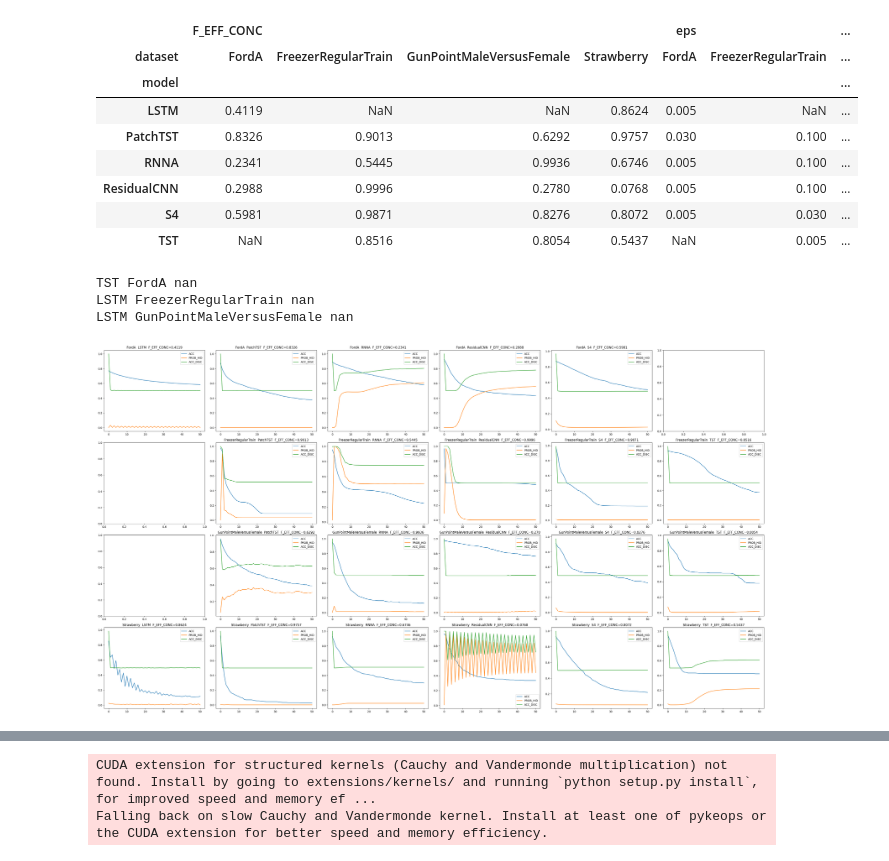
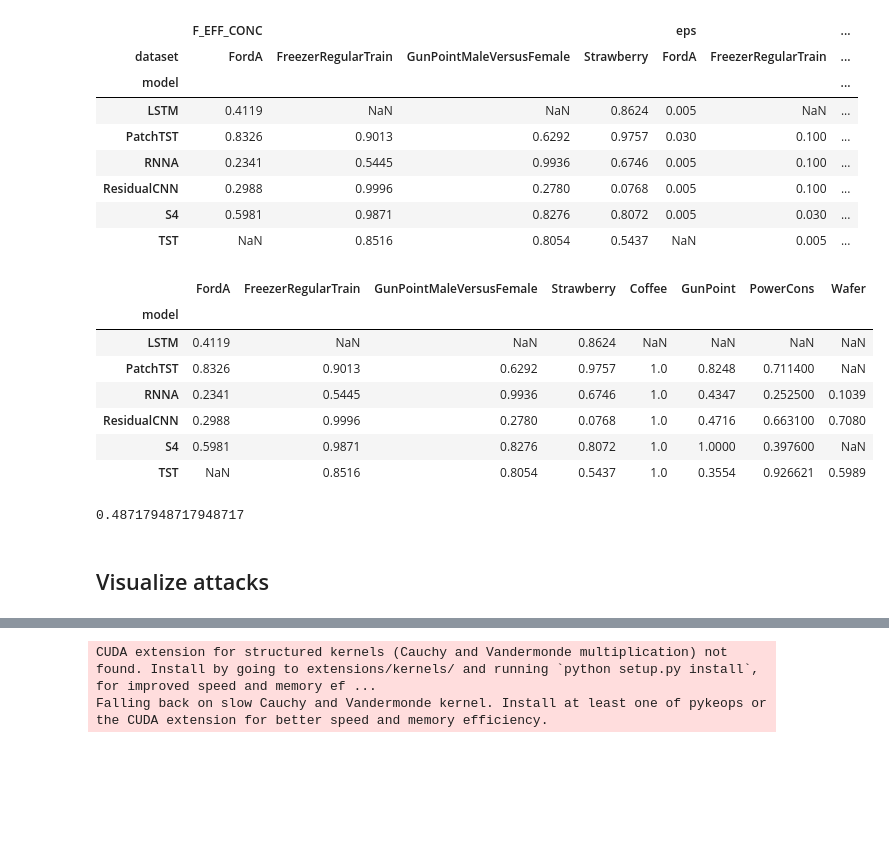
Before and after one commit to petrsokerin/Hidden_adversarial_attacks, a Jupyter notebook: notebooks/get_results.ipynb, the cells around one changed output, grey strips where cells are left out. Drawn from its saved outputs; the diff is of its cells as text; code cells hidden in the pictures; blank space fills up the shorter version.

```diff
--- a/notebooks/get_results.ipynb
+++ b/notebooks/get_results.ipynb
@@ -133,7 +157,7 @@ res.groupby(['dataset', 'model']).max().reset_index().pivot(index='model', colum
 # %%
-tmp = res.groupby(['dataset', 'model'])['F_EFF_CONC'].idxmax().to_frame()
+tmp = res_best.groupby(['dataset', 'model'])['F_EFF_CONC'].idxmax().to_frame()
 
 tmp['eps'] = tmp['F_EFF_CONC'].apply(lambda x: x[0])
 tmp['alpha'] = tmp['F_EFF_CONC'].apply(lambda x: x[1])
-tmp['F_EFF_CONC'] = res.groupby(['dataset', 'model'])['F_EFF_CONC'].max()
+tmp['F_EFF_CONC'] = res_best.groupby(['dataset', 'model'])['F_EFF_CONC'].max()
 # %%
@@ -148,3 +173,17 @@ tmp.reset_index().pivot(index='model', columns='dataset')
 | ResidualCNN | 0.2988 | 0.9996 | 0.2780 | 0.0768 | 0.005 | 0.100 | ... |
 | S4 | 0.5981 | 0.9871 | 0.8276 | 0.8072 | 0.005 | 0.030 | ... |
 | TST | NaN | 0.8516 | 0.8054 | 0.5437 | NaN | 0.005 | ... |
+# %%
+sof_ds_model = pd.read_csv('../data_model.csv', index_col=0)
+
+total_ds_model = pd.concat([ds_model['F_EFF_CONC'], sof_ds_model], axis=1)
+total_ds_model
+# %% [output]
+|  | FordA | FreezerRegularTrain | GunPointMaleVersusFemale | Strawberry | Coffee | GunPoint | PowerCons | Wafer |
+| model |  |  |  |  |  |  |  |  |
+| LSTM | 0.4119 | NaN | NaN | 0.8624 | NaN | NaN | NaN | NaN |
+| PatchTST | 0.8326 | 0.9013 | 0.6292 | 0.9757 | 1.0 | 0.8248 | 0.711400 | NaN |
+| RNNA | 0.2341 | 0.5445 | 0.9936 | 0.6746 | 1.0 | 0.4347 | 0.252500 | 0.1039 |
+| ResidualCNN | 0.2988 | 0.9996 | 0.2780 | 0.0768 | 1.0 | 0.4716 | 0.663100 | 0.7080 |
+| S4 | 0.5981 | 0.9871 | 0.8276 | 0.8072 | 1.0 | 1.0000 | 0.397600 | NaN |
+| TST | NaN | 0.8516 | 0.8054 | 0.5437 | 1.0 | 0.3554 | 0.926621 | 0.5989 |
@@ -151,3 +192,11 @@ tmp.reset_index().pivot(index='model', columns='dataset')
+# %%
+success_rate = 0.8
+
+(to_check >= success_rate).sum().sum()/to_check.notna().sum().sum()
+# %% [output]
+0.48717948717948717
+# %% [markdown]
+## Visualize attacks
 # %%
 best_metr = tmp.reset_index().pivot(index='model', columns='dataset')
 
@@ -160,36 +209,31 @@ save = True
 # %%
-fig, ax = plt.subplots(len(datasets), len(models), figsize=(35, 20))
+# fig, ax = plt.subplots(len(datasets), len(models), figsize=(35, 20))
 
-for i, dataset in enumerate(datasets):
-    for j, model in enumerate(models):
+# for i, dataset in enumerate(datasets):
+#     for j, model in enumerate(models):
 
-        eps = best_metr['eps'].loc[model, dataset]
+#         eps = best_metr['eps'].loc[model, dataset]
 
-        alpha = best_metr['alpha'].loc[model, dataset]
-        alpha = int(alpha) if alpha.is_integer() else alpha
+#         alpha = best_metr['alpha'].loc[model, dataset]
+#         alpha = int(alpha) if alpha.is_integer() else alpha
 
-        path = get_path(dataset, model, exp_name='CLEAN')
+#         path = get_path(dataset, model, exp_name='CLEAN')
 
-        try:
-            curr_res = pd.read_csv(path + '/' + f'aa_res_{dataset}_0_alpha={alpha}.csv', index_col=0)
-            curr_res.columns = [col.strip(' ') for col in curr_res.columns]
+#         try:
+#             curr_res = pd.read_csv(path + '/' + f'aa_res_{dataset}_0_alpha={alpha}.csv', index_col=0)
+#             curr_res.columns = [col.strip(' ') for col in curr_res.columns]
 
-            curr_res = curr_res[curr_res['eps'] == eps].set_index('step_id')
-            ax[i, j].plot(curr_res[metr])
-            ax[i, j].set_title(f'{dataset}  {model}  F_EFF_CONC={curr_res["F_EFF_CONC"].max()}')
-            ax[i, j].legend(metr)
+#             curr_res = curr_res[curr_res['eps'] == eps].set_index('step_id')
+#             ax[i, j].plot(curr_res[metr])
+#             ax[i, j].set_title(f'{dataset}  {model}  F_EFF_CONC={curr_res["F_EFF_CONC"].max()}')
+#             ax[i, j].legend(metr)
 
-        except:
-            print(model, dataset, alpha)
+#         except:
+#             print(model, dataset, alpha)
 
-        fig.tight_layout()
-        fig.subplots_adjust(top=0.95)
+#         fig.tight_layout()
+#         fig.subplots_adjust(top=0.95)
 
-if save:
-    fig.savefig('../img_1.jpeg', dpi=200)
+# if save:
+#     fig.savefig('../img_1.jpeg', dpi=200)
-# %% [output]
-TST FordA nan
-LSTM FreezerRegularTrain nan
-LSTM GunPointMaleVersusFemale nan
-[figure, removed]
 # %% [markdown]
```
Also changed, not shown: parts of 35 cells of this notebook, 8 other files.
